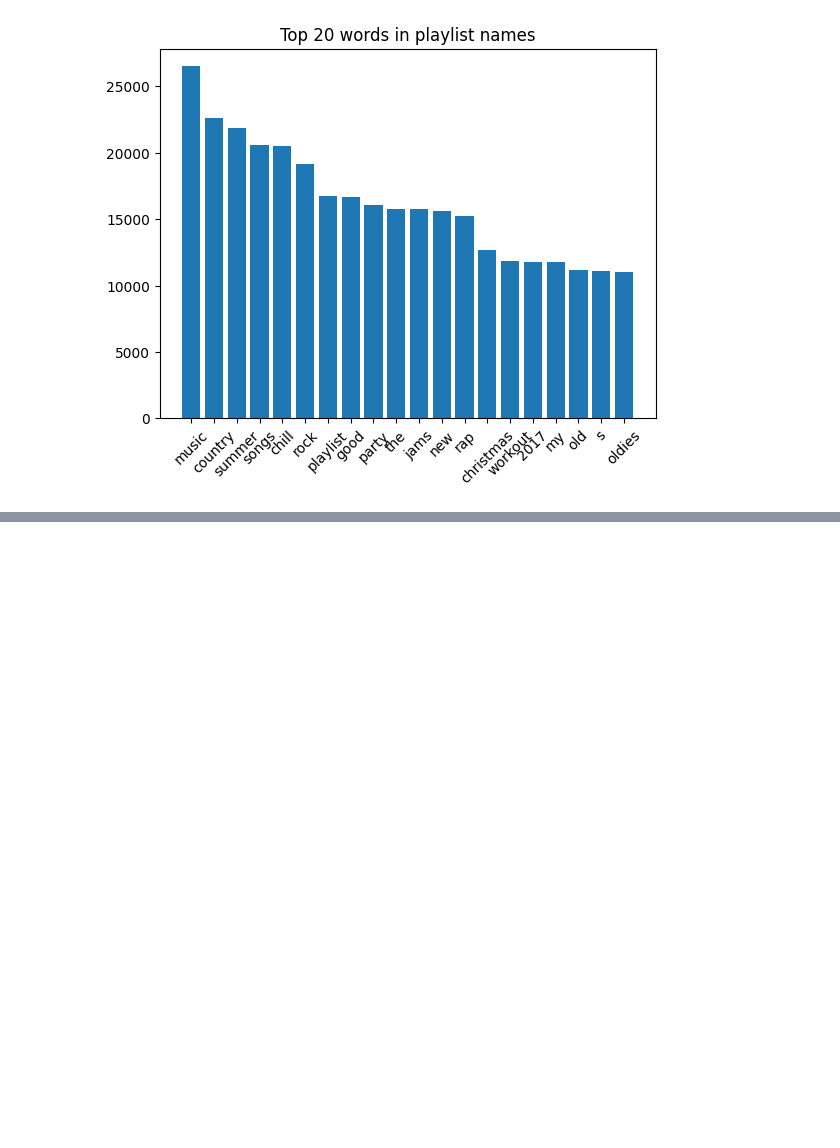
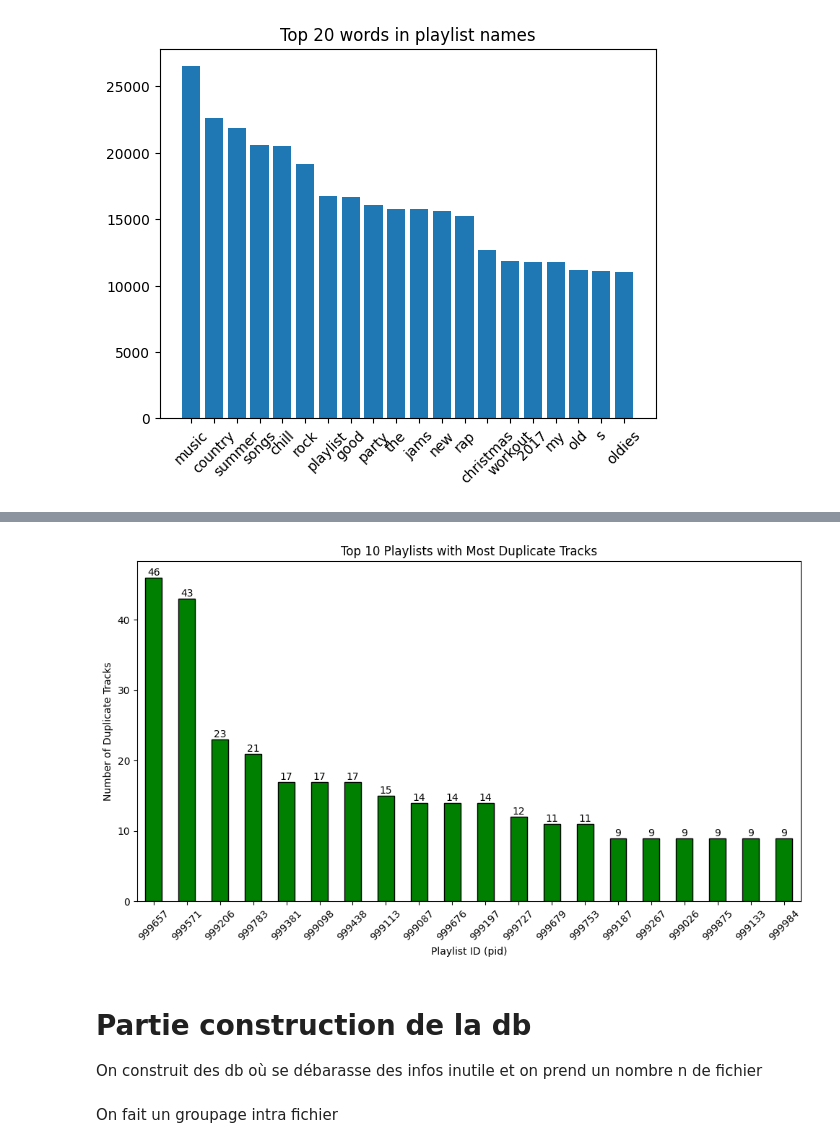
Before and after one commit to rmcvid/infoh600_projet, a Jupyter notebook: main.ipynb, the cells around one changed output, grey strips where cells are left out. Cells and saved outputs as stored; diff of their text form; code cells hidden in the pictures; blank space fills up the shorter version.

```diff
--- a/main.ipynb
+++ b/main.ipynb
@@ -744,0 +587,3 @@ print(f"2 playlists random : {similar_playlists_using_tracks(9785,6325):.3f}")
+# %%
+top_repetitive = duplicates.sort_values(ascending=False).head(20)
+print(top_repetitive)
@@ -744,0 +608,16 @@ print(f"2 playlists random : {similar_playlists_using_tracks(9785,6325):.3f}")
+# %%
+plt.figure(figsize=(10,6))
+ax = top_repetitive.plot(kind="bar", color="green", edgecolor="black")
+
+plt.title("Top 10 Playlists with Most Duplicate Tracks")
+plt.xlabel("Playlist ID (pid)")
+plt.ylabel("Number of Duplicate Tracks")
+plt.xticks(rotation=45)
+
+for container in ax.containers:
+    ax.bar_label(container, label_type="edge", fontsize=10, color="black")
+
+plt.tight_layout()
+plt.show()
+# %% [output]
+[figure, added]
@@ -744,0 +648,5 @@ print(f"2 playlists random : {similar_playlists_using_tracks(9785,6325):.3f}")
+# %% [markdown]
+# Partie construction de la db
+On construit des db où se débarasse des infos inutile et on prend un nombre n de fichier
+# %% [markdown]
+On fait un groupage intra fichier
```
Also changed, not shown: parts of 116 cells of this notebook, 2 other files.
